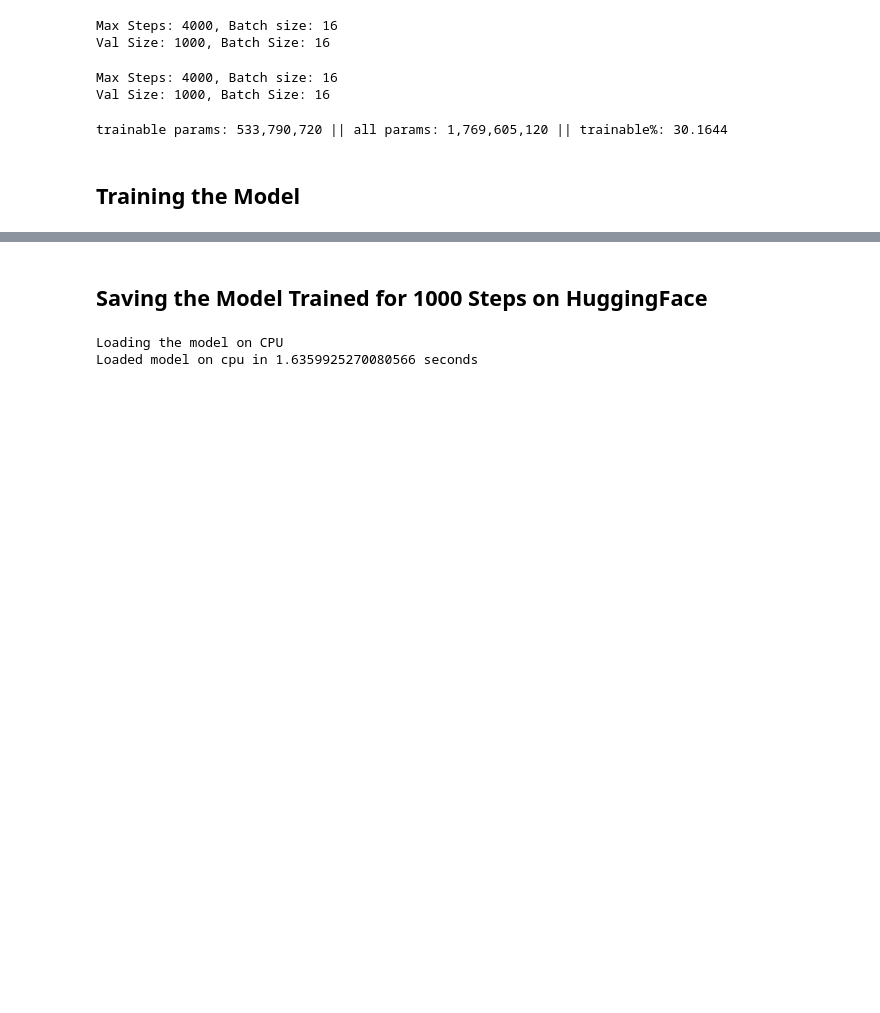
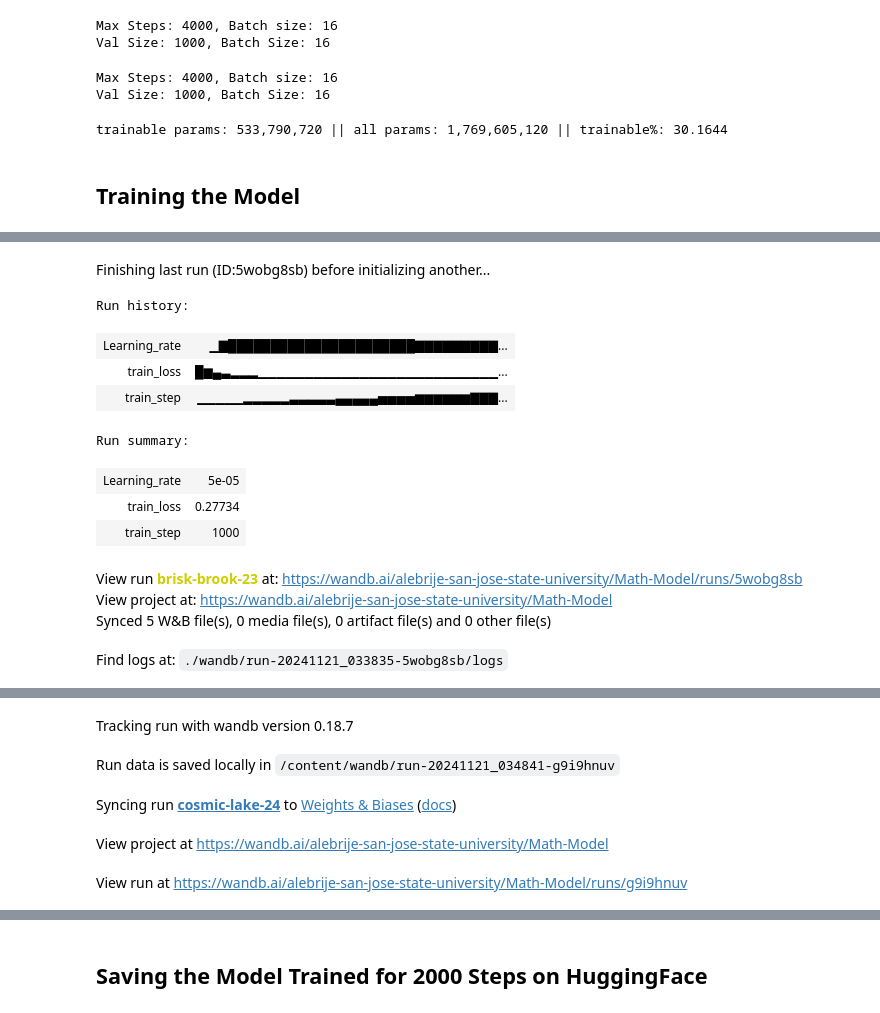
Before and after one commit to Bryan-Az/Mathematics-LLM, a Jupyter notebook: [Training]_Mathematics_Model_Colab.ipynb, the cells around one changed output, grey strips where cells are left out. Cells and saved outputs as stored; diff of their text form; code cells hidden in the pictures; blank space fills up the shorter version.

Commit message:
finetuned llama-3.2-1b on derivatives and root math problems

```diff
--- a/[Training]_Mathematics_Model_Colab.ipynb
+++ b/[Training]_Mathematics_Model_Colab.ipynb
@@ -401,0 +406,16 @@ want to continue training after 1000 stepsno
+# %%
+train(train_roots_configs, train_roots_loader, testing_roots_loader, device)
+# %% [output]
+Finishing last run (ID:5wobg8sb) before initializing another...
+Run history:
+| Learning_rate | ▁▇██████████████████████▇▇▇▇▇▇▇▇▇... |
+| train_loss | █▆▄▃▂▂▂▁▁▁▁▁▁▁▁▁▁▁▁▁▁▁▁▁▁▁▁▁▁▁▁▁▁... |
+| train_step | ▁▁▁▁▁▂▂▂▂▂▃▃▃▃▃▄▄▄▄▄▅▅▅▅▆▆▆▆▆▆▇▇▇... |
+Run summary:
+| Learning_rate | 5e-05 |
+| train_loss | 0.27734 |
+| train_step | 1000 |
+View run brisk-brook-23 at: https://wandb.ai/alebrije-san-jose-state-university/Math-Model/runs/5wobg8sb
+View project at: https://wandb.ai/alebrije-san-jose-state-university/Math-Model
+Synced 5 W&B file(s), 0 media file(s), 0 artifact file(s) and 0 other file(s)
+Find logs at: ./wandb/run-20241121_033835-5wobg8sb/logs
@@ -401,0 +423,5 @@ want to continue training after 1000 stepsno
+Tracking run with wandb version 0.18.7
+Run data is saved locally in /content/wandb/run-20241121_034841-g9i9hnuv
+Syncing run cosmic-lake-24 to Weights & Biases (docs)
+View project at https://wandb.ai/alebrije-san-jose-state-university/Math-Model
+View run at https://wandb.ai/alebrije-san-jose-state-university/Math-Model/runs/g9i9hnuv
@@ -402,14 +445,5 @@ want to continue training after 1000 stepsno
 # %% [markdown]
-## Saving the Model Trained for 1000 Steps on HuggingFace
+## Saving the Model Trained for 2000 Steps on HuggingFace
-# %%
-import time
-print('Loading the model on CPU')
-START=time.time()
-model = model.cpu()
-print(f"Loaded model on cpu in {time.time()-START} seconds ")
-# %% [output]
-Loading the model on CPU
-Loaded model on cpu in 1.6359925270080566 seconds
 # %%
 # saving the non quantized model
 model.push_to_hub(
```
Also changed, not shown: parts of 3 cells of this notebook.
